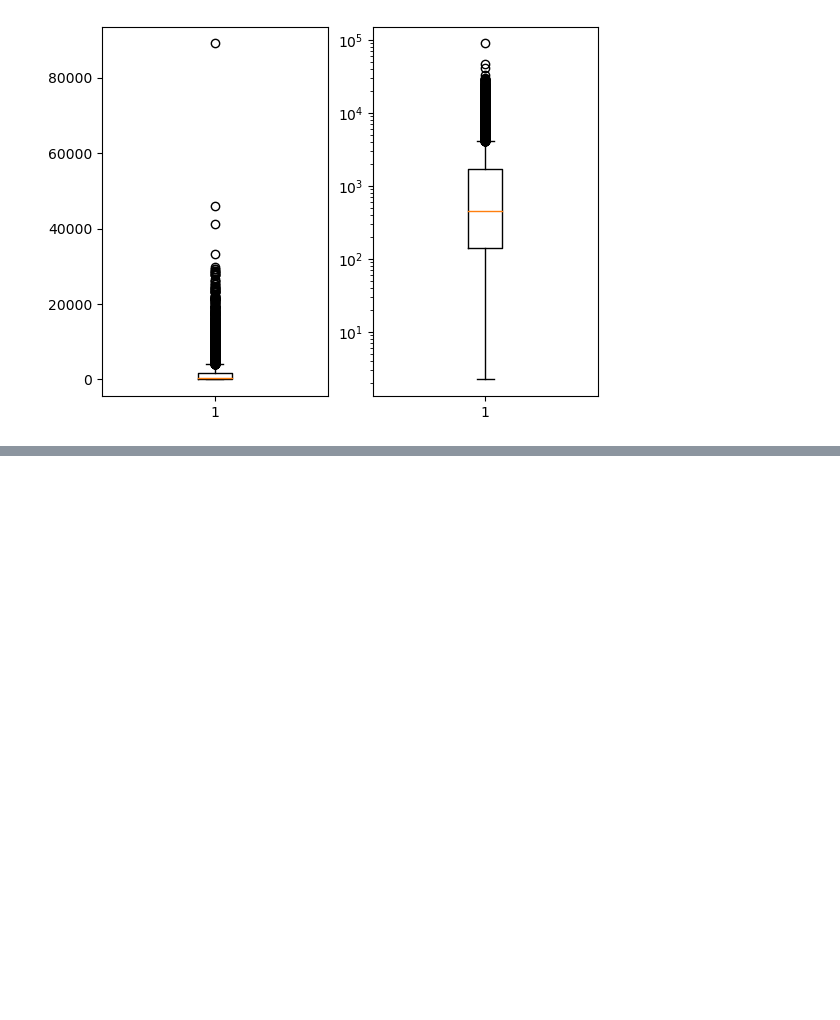
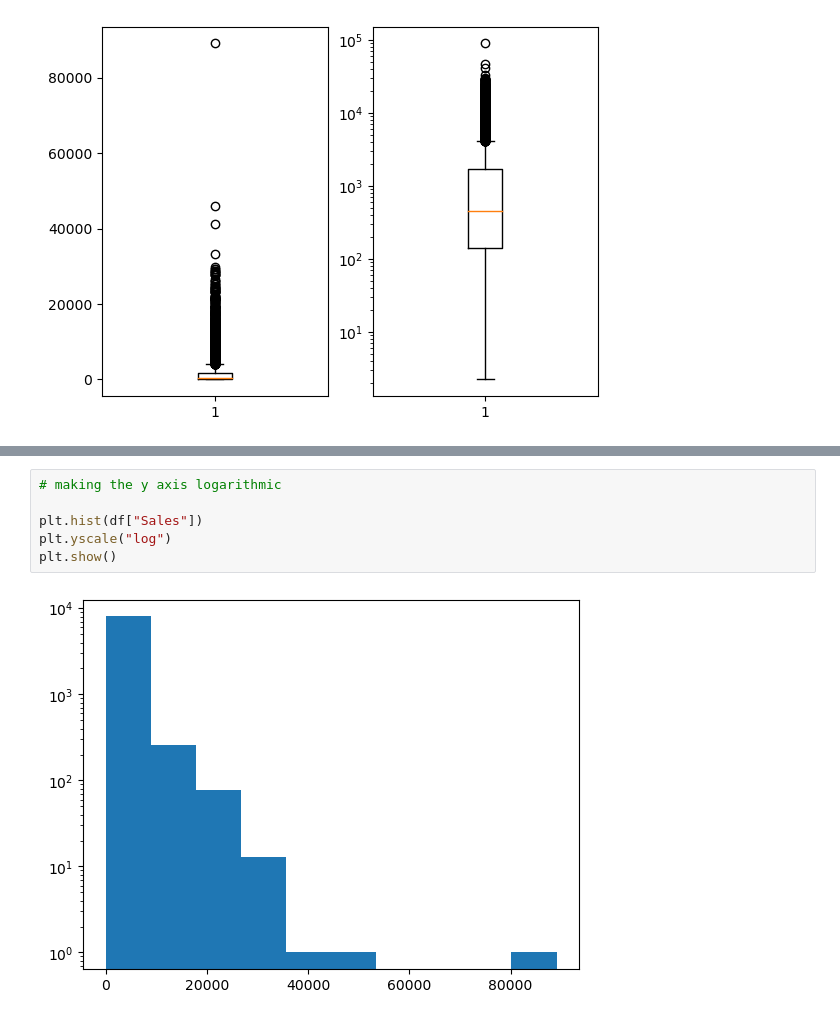
Before and after one commit to HayBeeCoder/ai, a Jupyter notebook: dl-with-real-life-projects-coursera/Untitled.ipynb, the cells around one changed output, grey strips where cells are left out. Saved outputs shown, nothing was run; the diff lists cells and outputs as text; blank space fills up the shorter version.

```diff
--- a/dl-with-real-life-projects-coursera/Untitled.ipynb
+++ b/dl-with-real-life-projects-coursera/Untitled.ipynb
@@ -148,0 +156,8 @@ plt.yscale("log")
+# %%
+# making the y axis logarithmic
+
+plt.hist(df["Sales"])
+plt.yscale("log")
+plt.show()
+# %% [output]
+[figure, added]
```
Also changed, not shown: parts of 2 cells of this notebook.
